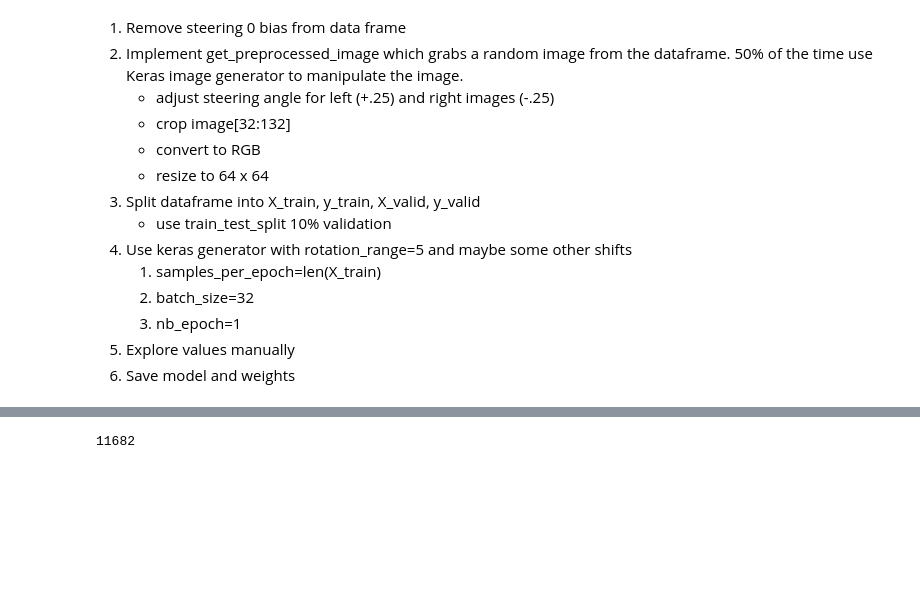
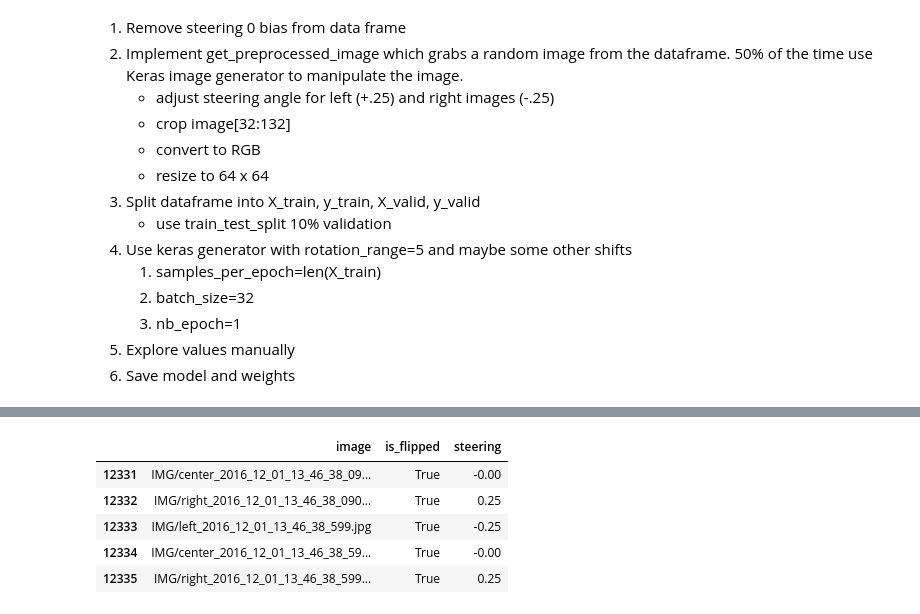
Before and after one commit to SamSamskies/CarND-Behavioral-Cloning, a Jupyter notebook: notebooks/data-exploration-2.ipynb, the cells around one changed output, grey strips where cells are left out. Drawn from its saved outputs; the diff is of its cells as text; code cells hidden in the pictures; blank space fills up the shorter version.

```diff
--- a/notebooks/data-exploration-2.ipynb
+++ b/notebooks/data-exploration-2.ipynb
@@ -73,4 +88,10 @@ df.head()
 # %%
 len(df)
+df.tail()
 # %% [output]
-11682
+|  | image | is_flipped | steering |
+| 12331 | IMG/center_2016_12_01_13_46_38_09... | True | -0.00 |
+| 12332 | IMG/right_2016_12_01_13_46_38_090... | True | 0.25 |
+| 12333 | IMG/left_2016_12_01_13_46_38_599.jpg | True | -0.25 |
+| 12334 | IMG/center_2016_12_01_13_46_38_59... | True | -0.00 |
+| 12335 | IMG/right_2016_12_01_13_46_38_599... | True | 0.25 |
```
Also changed, not shown: parts of 3 cells of this notebook, 2 other files.
